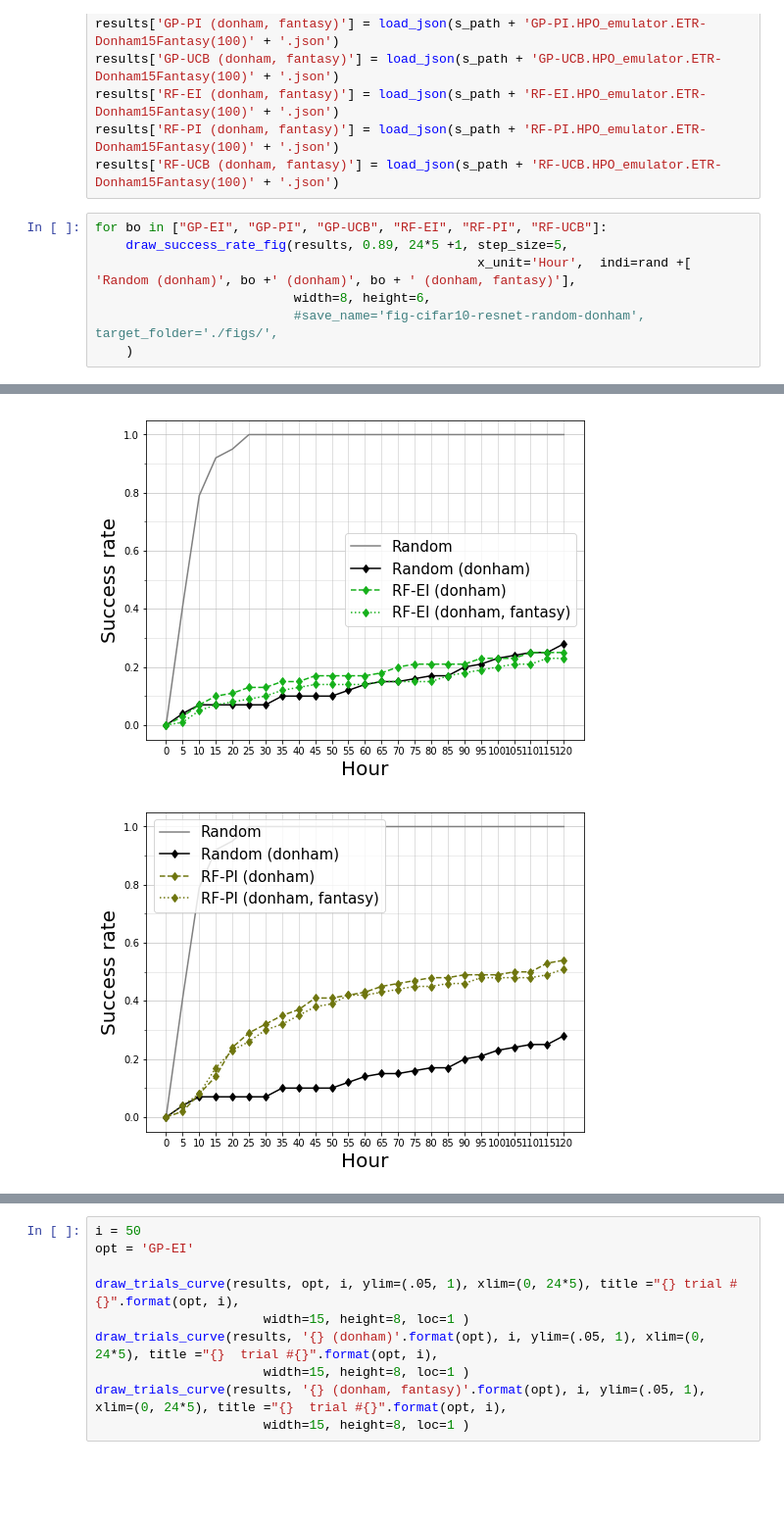
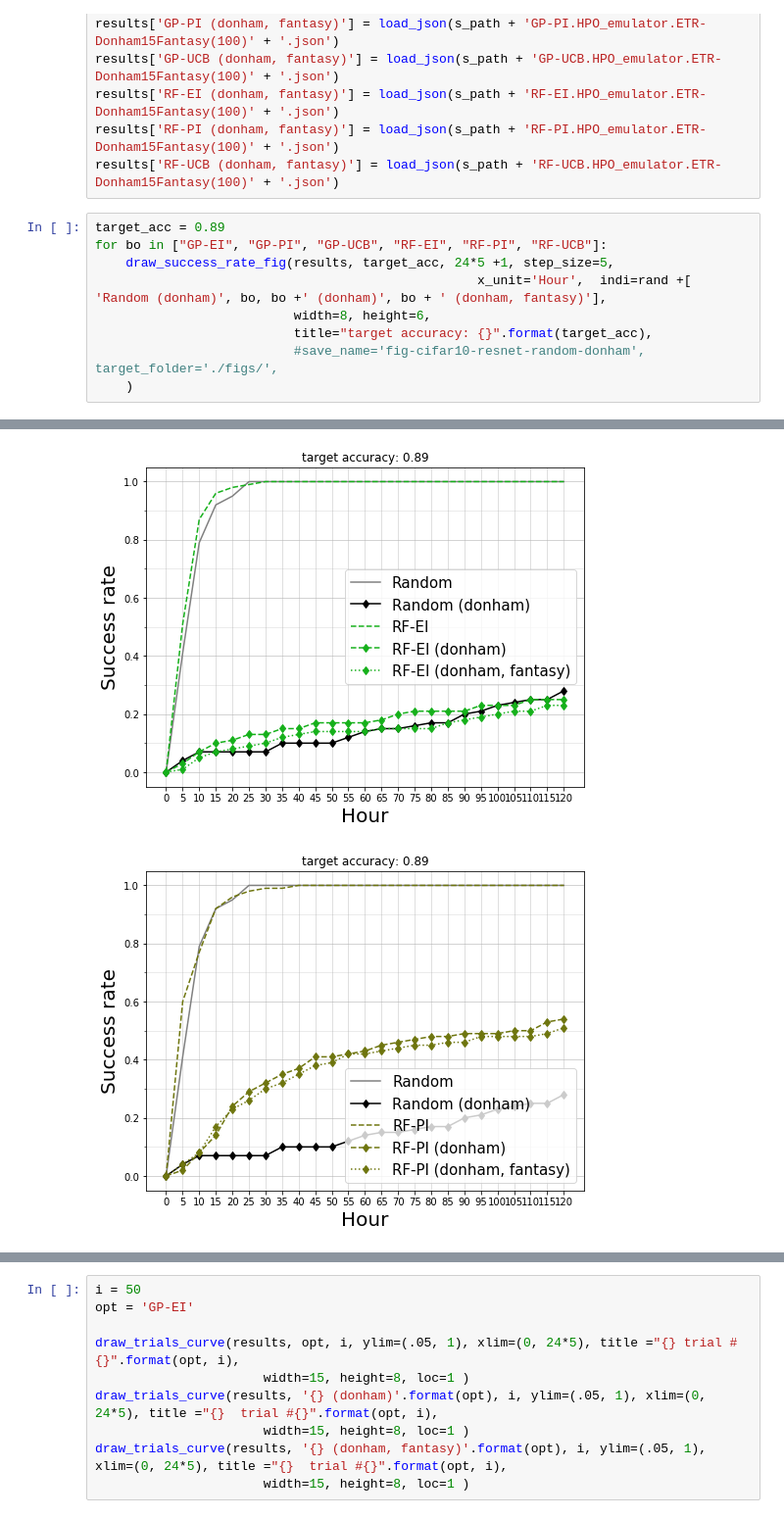
Before and after one commit to yongjinkim49/ecml, a Jupyter notebook: results/[ICML19] CIFAR10-ResNet surrogate evaluation.ipynb, the cells around one changed output, grey strips where cells are left out. Shown at 98% size. Cells and saved outputs as stored; diff of their text form; blank space fills up the shorter version.

Commit message:
learning curve prediction of data3

```diff
--- a/results/[ICML19] CIFAR10-ResNet surrogate evaluation.ipynb
+++ b/results/[ICML19] CIFAR10-ResNet surrogate evaluation.ipynb
@@ -86,10 +86,12 @@ results['RF-EI (donham, fantasy)'] = load_json(s_path + 'RF-EI.HPO_emulator.ETR-
 results['RF-PI (donham, fantasy)'] = load_json(s_path + 'RF-PI.HPO_emulator.ETR-Donham15Fantasy(100)' + '.json')
 results['RF-UCB (donham, fantasy)'] = load_json(s_path + 'RF-UCB.HPO_emulator.ETR-Donham15Fantasy(100)' + '.json')
 # %%
+target_acc = 0.89
 for bo in ["GP-EI", "GP-PI", "GP-UCB", "RF-EI", "RF-PI", "RF-UCB"]:
-    draw_success_rate_fig(results, 0.89, 24*5 +1, step_size=5,
-                                                  x_unit='Hour',  indi=rand +[ 'Random (donham)', bo +' (donham)', bo + ' (donham, fantasy)'],
+    draw_success_rate_fig(results, target_acc, 24*5 +1, step_size=5,
+                                                  x_unit='Hour',  indi=rand +[ 'Random (donham)', bo, bo +' (donham)', bo + ' (donham, fantasy)'],
                           width=8, height=6,
+                          title="target accuracy: {}".format(target_acc),
                           #save_name='fig-cifar10-resnet-random-donham', target_folder='./figs/',
     )
 # %% [output]
@@ -99,2 +101,2 @@ for bo in ["GP-EI", "GP-PI", "GP-UCB", "RF-EI", "RF-PI", "RF-UCB"]:
-[figure, old version]
+[figure, new version]
-[figure, old version]
+[figure, new version]
```
Also changed, not shown: parts of 1 cell of this notebook, 4 other files.
